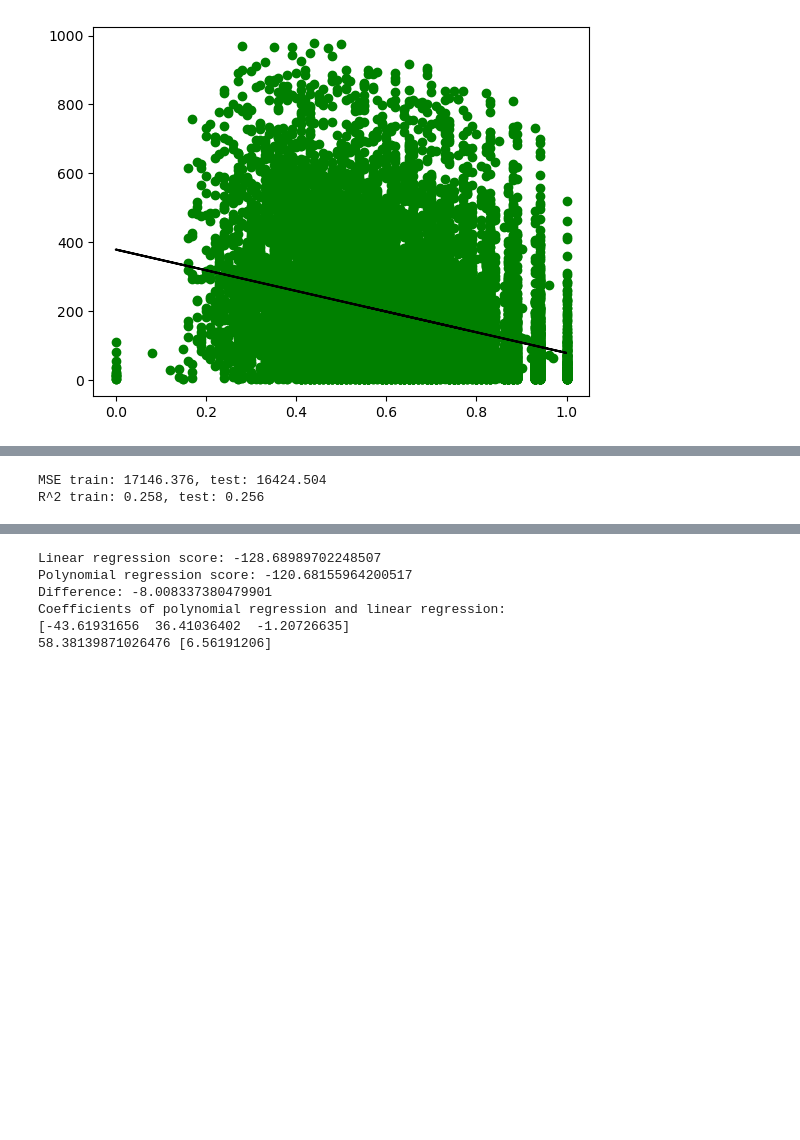
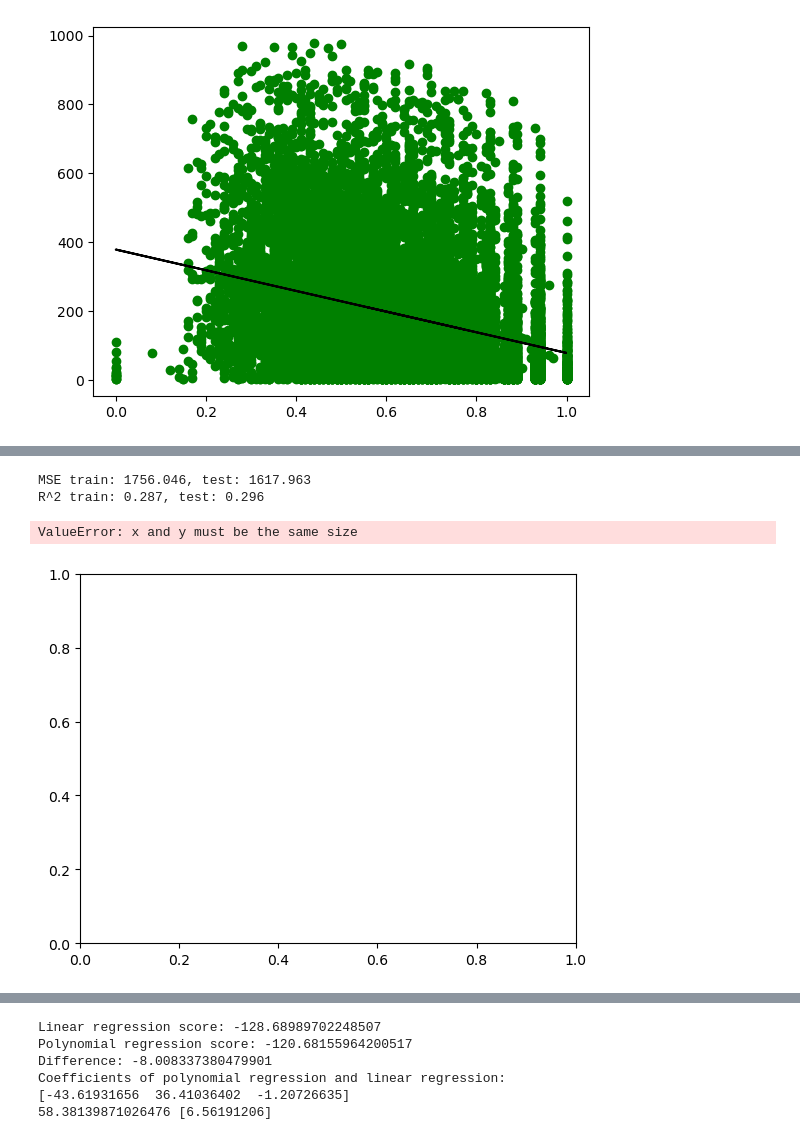
Before and after one commit to cdb8675309/Sprint-1, a Jupyter notebook: P3_S1.ipynb, the cells around one changed output, grey strips where cells are left out. Saved outputs shown, nothing was run; the diff lists cells and outputs as text; code cells hidden in the pictures; blank space fills up the shorter version.

Commit message:
"Beginning to work into polynomial"

```diff
--- a/P3_S1.ipynb
+++ b/P3_S1.ipynb
@@ -1114,44 +1196,53 @@ R^2 train: 0.090, test: 0.092
 # %%
-# WIP attempting polynomial regression for time of day for registered, with rsquared and MSE
+# WIP attempting 3rd degree polynomial regression for time of day for casual, with rsquared and MSE
 import numpy as np
 from sklearn.linear_model import LinearRegression
 from sklearn.pipeline import make_pipeline
 import pandas as pd
 from sklearn.model_selection import train_test_split
 from matplotlib import pyplot as plt
 from sklearn.metrics import r2_score
 from sklearn.metrics import mean_absolute_error, mean_squared_error
 from sklearn.preprocessing import PolynomialFeatures
 
 
 X = np.array(cabi_hr['hr']).reshape((-1, 1))
+# #X = qr_df
+y = cabi_hr['casual']
 
-y = cabi_hr['registered']
-
-poly = PolynomialFeatures(degree=2, include_bias=False)
+poly = PolynomialFeatures(degree=3, include_bias=False)
 poly_features = poly.fit_transform(X)
 
 X_train, X_test, y_train, y_test = train_test_split(poly_features, y, test_size=0.2, random_state=42)
 
-# Fit a pipeline using Training dataset and related labels
-#
+# # Fit a pipeline using Training dataset and related labels
 pipeline = make_pipeline(LinearRegression())
 pipeline.fit(X_train, y_train)
-#
-# Calculate the predicted value for training and test dataset
-#
+
+# # Calculate the predicted value for training and test dataset
+
 y_train_pred = pipeline.predict(X_train)
 y_test_pred = pipeline.predict(X_test)
-#
-# Mean Squared Error
-#
+
+# # Mean Squared Error
+# #
 print('MSE train: %.3f, test: %.3f' % (mean_squared_error(
-    y_train, y_train_pred), mean_squared_error(y_test, y_test_pred)))
-#
-# R-Squared
-#
+     y_train, y_train_pred), mean_squared_error(y_test, y_test_pred)))
+# #
+# # R-Squared
+# #
 print('R^2 train: %.3f, test: %.3f' %
-      (r2_score(y_train, y_train_pred), r2_score(y_test, y_test_pred)))
+       (r2_score(y_train, y_train_pred), r2_score(y_test, y_test_pred)))
+
+
+# def viz_polymonial():
+#      plt.scatter(X_train, y_train, color='red')
+#      plt.plot(X_train, y_train_pred, color='blue')
+#      plt.show()
+#      return
+# viz_polymonial()
 # %% [output]
-MSE train: 17146.376, test: 16424.504
-R^2 train: 0.258, test: 0.256
+MSE train: 1756.046, test: 1617.963
+R^2 train: 0.287, test: 0.296
+ValueError: x and y must be the same size
+[figure, added]
```
Also changed, not shown: parts of 16 cells of this notebook.
